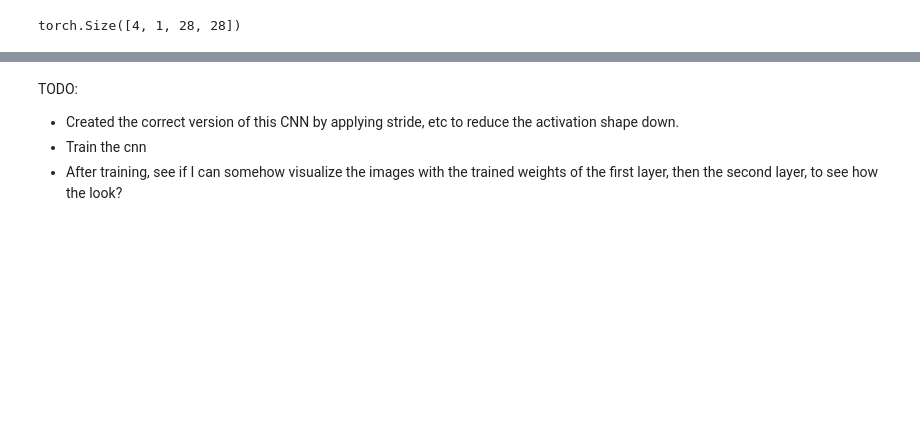
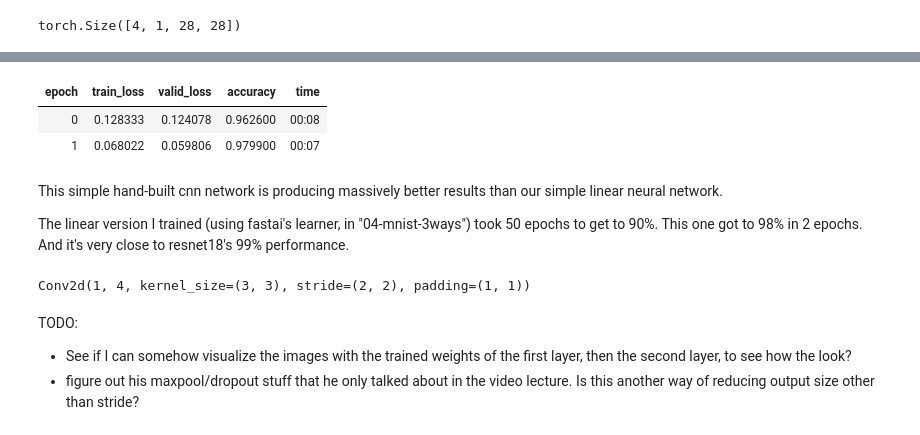
Before and after one commit to Daynil/course22, a Jupyter notebook: 9909-convolutions.ipynb, the cells around one changed output, grey strips where cells are left out. Cells and saved outputs as stored; diff of their text form; code cells hidden in the pictures; blank space fills up the shorter version.

Commit message:
got through simple cnn implementation

```diff
--- a/9909-convolutions.ipynb
+++ b/9909-convolutions.ipynb
@@ -310,3 +310,22 @@ broken_cnn = torch.nn.Sequential(
 broken_cnn(inputs.float()).shape
 # %% [output]
 torch.Size([4, 1, 28, 28])
+# %%
+cnn = torch.nn.Sequential(
+  torch.nn.Conv2d(1, 4, kernel_size=3, stride=2, padding=1),
+  torch.nn.ReLU(),
+  # 14x14
+  torch.nn.Conv2d(4, 8, kernel_size=3, stride=2, padding=1),
+  torch.nn.ReLU(),
+  # 7x7
+  torch.nn.Conv2d(8, 16, kernel_size=3, stride=2, padding=1),
+  torch.nn.ReLU(),
+  # 4x4
+  torch.nn.Conv2d(16, 32, kernel_size=3, stride=2, padding=1),
+  torch.nn.ReLU(),
+  # 2x2
+  torch.nn.Conv2d(32, 10, kernel_size=3, stride=2, padding=1),
+  # 1x1 (basically a single number, needs to be flattened)
+  torch.nn.Flatten()
+)
+cnn(inputs.float()).shape
@@ -312,0 +334,9 @@ torch.Size([4, 1, 28, 28])
+# %%
+mnist = fai_vision.DataBlock(
+  (fai_vision.ImageBlock(cls=fai_vision.PILImageBW),
+   fai_vision.CategoryBlock),
+    get_items=fai_vision.get_image_files,
+    splitter=fai_vision.GrandparentSplitter('training', 'testing'),
+    get_y=fai_vision.parent_label)
+
+dls = mnist.dataloaders(path)
@@ -312,0 +347,7 @@ torch.Size([4, 1, 28, 28])
+# %%
+learn = fai_vision.Learner(
+  dls, cnn,
+  loss_func=fai_vision.F.cross_entropy,
+  metrics=fai_vision.accuracy
+)
+learn.summary()
@@ -313,5 +397,18 @@ torch.Size([4, 1, 28, 28])
+# %%
+learn.fit_one_cycle(2, 0.01)
+# %% [output]
+| epoch | train_loss | valid_loss | accuracy | time |
+| 0 | 0.128333 | 0.124078 | 0.962600 | 00:08 |
+| 1 | 0.068022 | 0.059806 | 0.979900 | 00:07 |
+# %% [markdown]
+This simple hand-built cnn network is producing massively better results than our simple linear neural network.
+
+The linear version I trained (using fastai's learner, in "04-mnist-3ways") took 50 epochs to get to 90%. This one got to 98% in 2 epochs. And it's very close to resnet18's 99% performance.
+# %%
+learn.model[0].
+# %% [output]
+Conv2d(1, 4, kernel_size=(3, 3), stride=(2, 2), padding=(1, 1))
 # %% [markdown]
 TODO:
-- Created the correct version of this CNN by applying stride, etc to reduce the activation shape down.
-- Train the cnn
-- After training, see if I can somehow visualize the images with the trained weights of the first layer, then the second layer, to see how the look?
+- See if I can somehow visualize the images with the trained weights of the first layer, then the second layer, to see how the look?
+- figure out his maxpool/dropout stuff that he only talked about in the video lecture. Is this another way of reducing output size other than stride?
```
Also changed, not shown: parts of 5 cells of this notebook.
